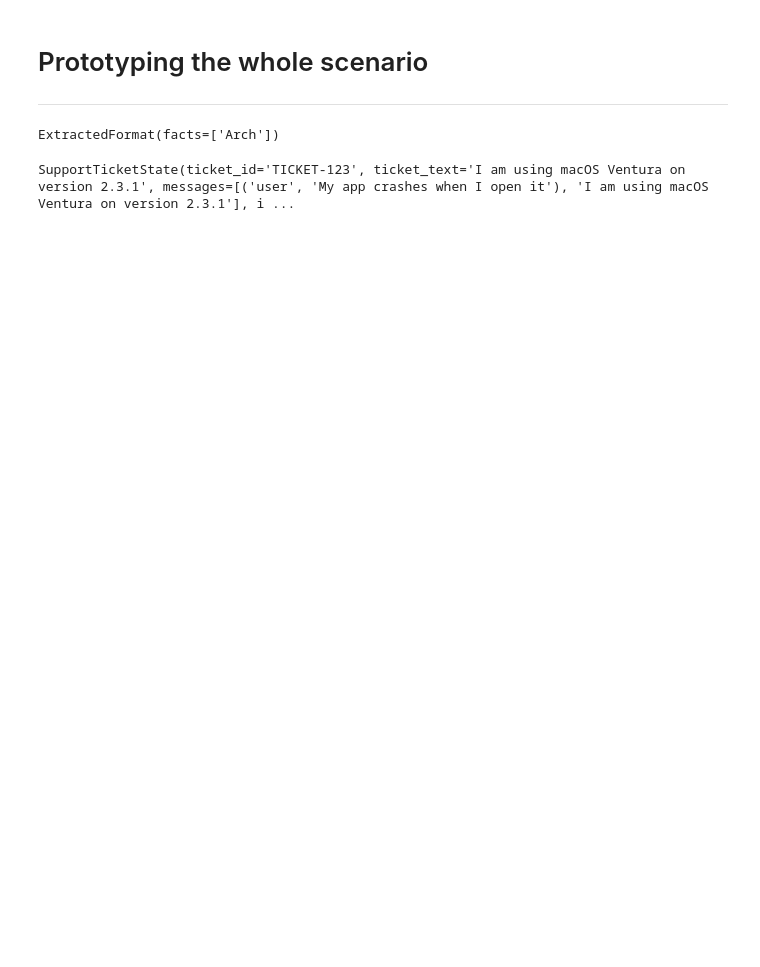
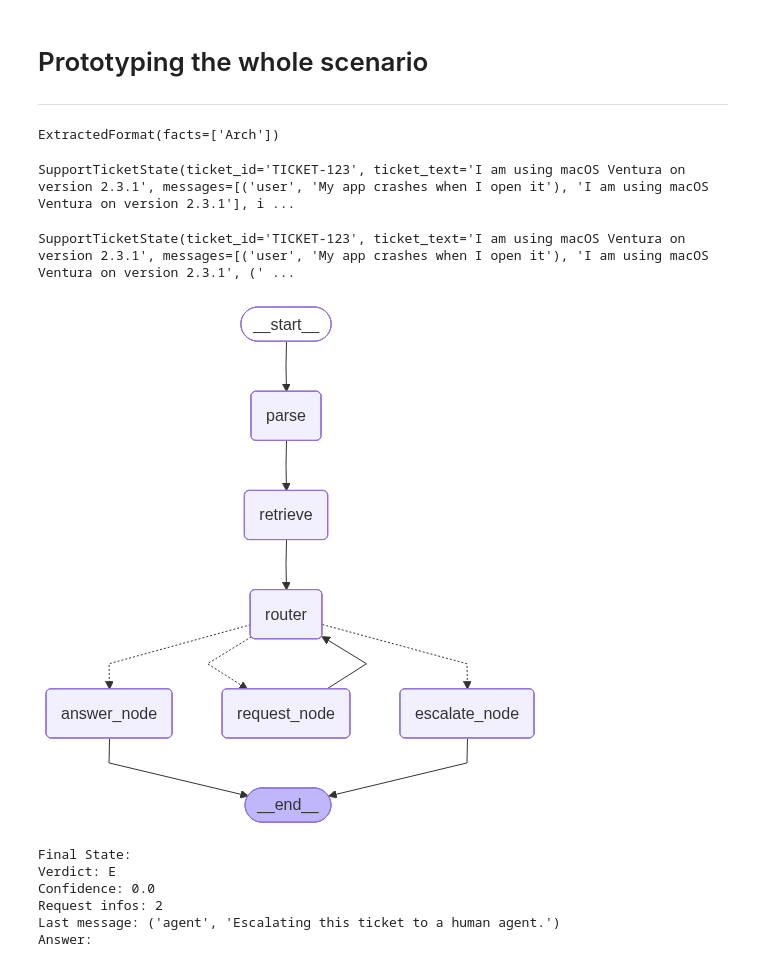
Before and after one commit to ProgrammerRez/Langchain-Projects, a Jupyter notebook: Project_2/notebooks/prototyping.ipynb, the cells around one changed output. Cells and saved outputs as stored; diff of their text form; code cells hidden in the pictures; blank space fills up the shorter version.

```diff
--- a/Project_2/notebooks/prototyping.ipynb
+++ b/Project_2/notebooks/prototyping.ipynb
@@ -151,0 +172,8 @@ SupportTicketState(ticket_id='TICKET-123', ticket_text='I am using macOS Ventura
+# %%
+def retrieve_node(state: SupportTicketState) -> SupportTicketState:
+    """
+    Fake retrieval for testing: return random strings instead of real KB.
+    """
+    fake_results = [f"FAQ snippet {i}" for i in range(1, random.randint(2, 5))]
+    state.retrieved_from_kb = [{"source": f"FAQ-{i}", "category": "FAQ", "snippet": s} for i, s in enumerate(fake_results, 1)]
+    return state
@@ -151,0 +203,4 @@ SupportTicketState(ticket_id='TICKET-123', ticket_text='I am using macOS Ventura
+# %%
+parse_node(example_state)
+# %% [output]
+SupportTicketState(ticket_id='TICKET-123', ticket_text='I am using macOS Ventura on version 2.3.1', messages=[('user', 'My app crashes when I open it'), 'I am using macOS Ventura on version 2.3.1', (' ...
@@ -151,0 +238,65 @@ SupportTicketState(ticket_id='TICKET-123', ticket_text='I am using macOS Ventura
+# %%
+# Build graph
+workflow = StateGraph(state_schema=SupportTicketState)
+
+workflow.add_node("parse", parse_node)
+workflow.add_node("retrieve", retrieve_node)
+workflow.add_node("router", router_node)
+workflow.add_node("answer_node", answer_node)
+workflow.add_node("request_node", request_info_node)
+workflow.add_node("escalate_node", escalate_node)
+
+workflow.set_entry_point("parse")
+workflow.add_edge("parse", "retrieve")
+workflow.add_edge("retrieve", "router")
+workflow.add_conditional_edges(
+    "router",
+    route_condition,
+    {
+        "answer_node": "answer_node",
+        "request_node": "request_node",
+        "escalate_node": "escalate_node"
+    }
+)
+workflow.add_edge("request_node", "router")  # Loop back
+
+app = workflow.compile()
+app
+# %% [output]
+[figure, added]
+# %%
+from datetime import datetime, timedelta
+
+# Initial state
+example_state: SupportTicketState = {
+    "ticket_id": "TICKET-001",
+    "ticket_text": "App crashes on macOS Ventura when opening project",
+    "messages": [],
+    "info_list": [],
+    "retrieved_from_kb": [],
+    "confidence": 0.6,  # Triggers "R" -> request_node loop
+    "current_verdict": None,
+    "final_verdict": None,
+    "number_of_request_infos": 0,  # Increase to 2+ for "E"
+    "ticket_created_at": datetime.utcnow() - timedelta(hours=1),
+    "last_agent_action_at": None,
+    "sla_seconds": 86400,
+    "answer": ""
+}
+
+# Test invoke
+result = app.invoke(example_state)
+
+print("Final State:")
+print(f"Verdict: {result['current_verdict']}")
+print(f"Confidence: {result['confidence']}")
+print(f"Request infos: {result['number_of_request_infos']}")
+print(f"Last message: {result['messages'][-1]}")
+print(f"Answer: {result.get('answer', 'N/A')}")
+# %% [output]
+Final State:
+Verdict: E
+Confidence: 0.0
+Request infos: 2
+Last message: ('agent', 'Escalating this ticket to a human agent.')
+Answer:
```
Also changed, not shown: parts of 6 cells of this notebook, 14 other files.
